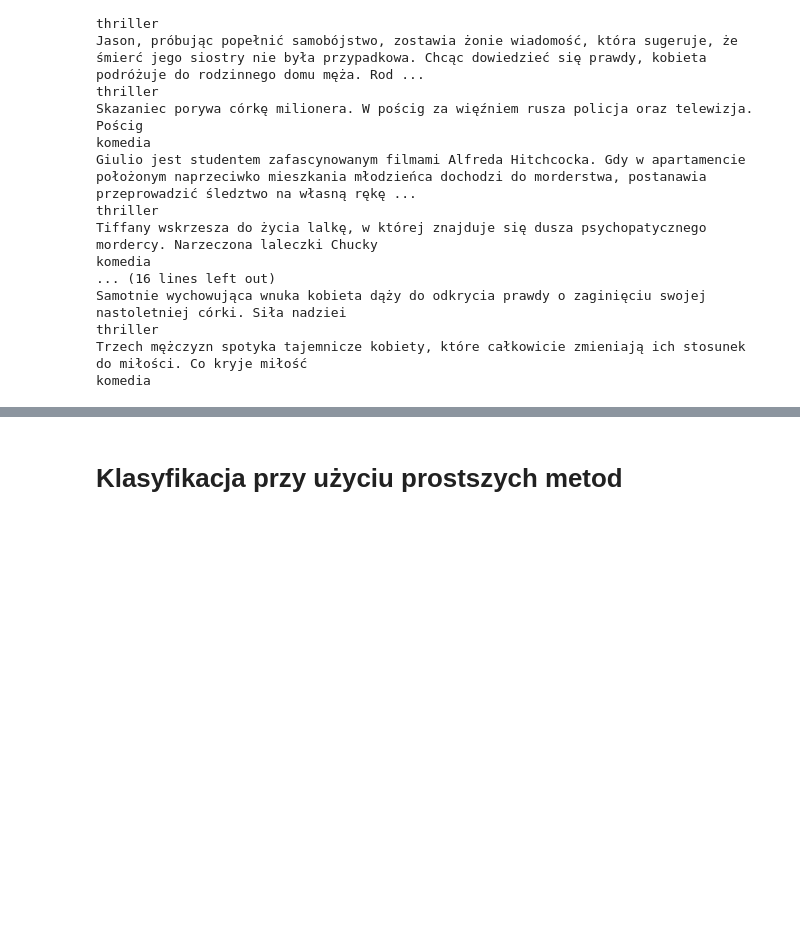
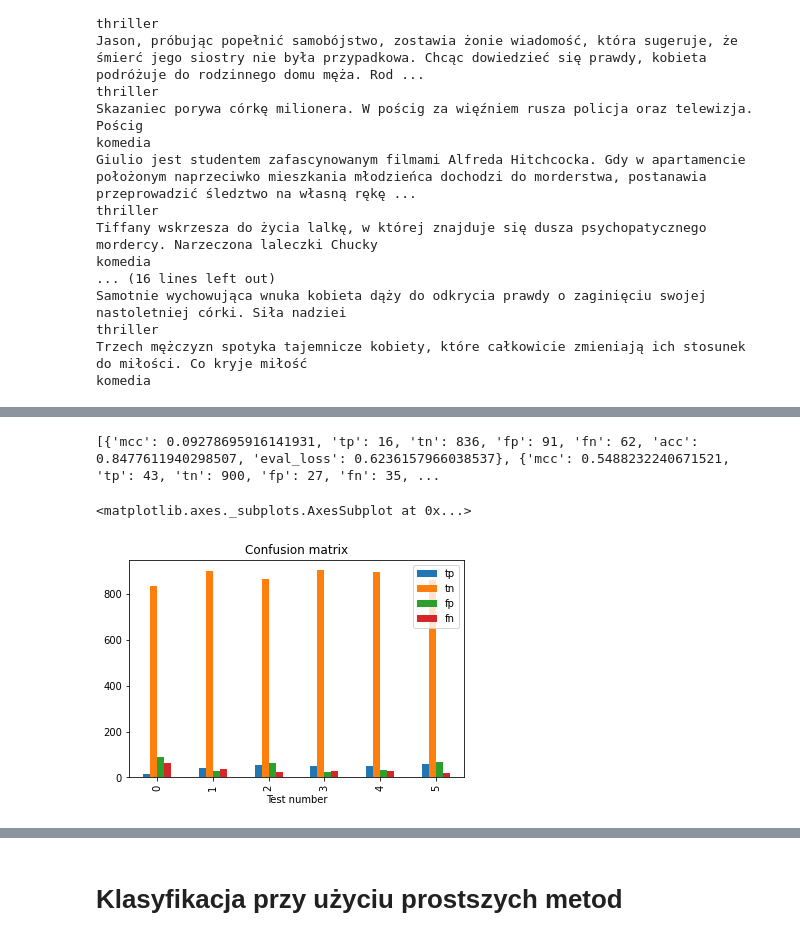
Before and after one commit to magdalena-b/fundamentals-of-artificial-intelligence, a Jupyter notebook: MSI_klasyfikacja_tekstu.ipynb, the cells around one changed output, grey strips where cells are left out. Drawn from its saved outputs; the diff is of its cells as text; code cells hidden in the pictures; blank space fills up the shorter version.

Commit message:
Add neural classification

```diff
--- a/MSI_klasyfikacja_tekstu.ipynb
+++ b/MSI_klasyfikacja_tekstu.ipynb
@@ -541,0 +343,6 @@ komedia
+# %%
+!rm -rf outputs/
+ClassificationModel.tokenizer = tokenizer
+cls_model_twitter = ClassificationModel('roberta', './', weight=[0.1,0.90])
+cls_model_twitter.train_model(twitter_train_df, args={"num_train_epochs": 10, "train_batch_size": 50})
+result4, model_outputs4, wrong_predictions4 = cls_model_twitter.eval_model(twitter_test_df, acc=sklearn.metrics.accuracy_score)
@@ -541,0 +361,6 @@ komedia
+# %%
+!rm -rf outputs/
+ClassificationModel.tokenizer = tokenizer
+cls_model_twitter = ClassificationModel('roberta', './', weight=[0.1,0.90])
+cls_model_twitter.train_model(twitter_train_df, args={"num_train_epochs": 15, "train_batch_size": 50})
+result5, model_outputs5, wrong_predictions5 = cls_model_twitter.eval_model(twitter_test_df, acc=sklearn.metrics.accuracy_score)
@@ -541,0 +379,6 @@ komedia
+# %%
+!rm -rf outputs/
+ClassificationModel.tokenizer = tokenizer
+cls_model_twitter = ClassificationModel('roberta', './', weight=[0.1,0.90])
+cls_model_twitter.train_model(twitter_train_df, args={"num_train_epochs": 5, "train_batch_size": 100})
+result6, model_outputs6, wrong_predictions6 = cls_model_twitter.eval_model(twitter_test_df, acc=sklearn.metrics.accuracy_score)
@@ -541,0 +397,11 @@ komedia
+# %%
+results = [result1, result2, result3, result4, result5, result6]
+print(results)
+# %% [output]
+[{'mcc': 0.09278695916141931, 'tp': 16, 'tn': 836, 'fp': 91, 'fn': 62, 'acc': 0.8477611940298507, 'eval_loss': 0.6236157966038537}, {'mcc': 0.5488232240671521, 'tp': 43, 'tn': 900, 'fp': 27, 'fn': 35, ...
+# %%
+results_df = pd.DataFrame(results, columns=['tp','tn','fp','fn'])
+results_df.plot(kind='bar', stacked=False, title = "Confusion matrix", xlabel = "Test number")
+# %% [output]
+<matplotlib.axes._subplots.AxesSubplot at 0x...>
+[figure, added]
```
Also changed, not shown: parts of 40 cells of this notebook.
